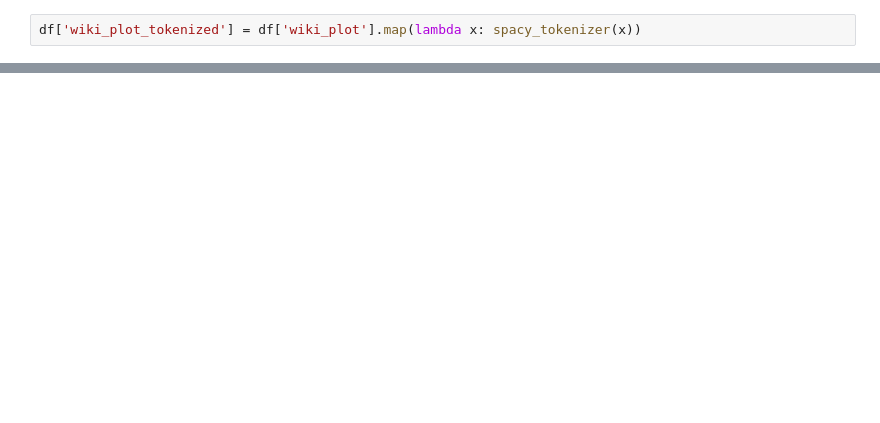
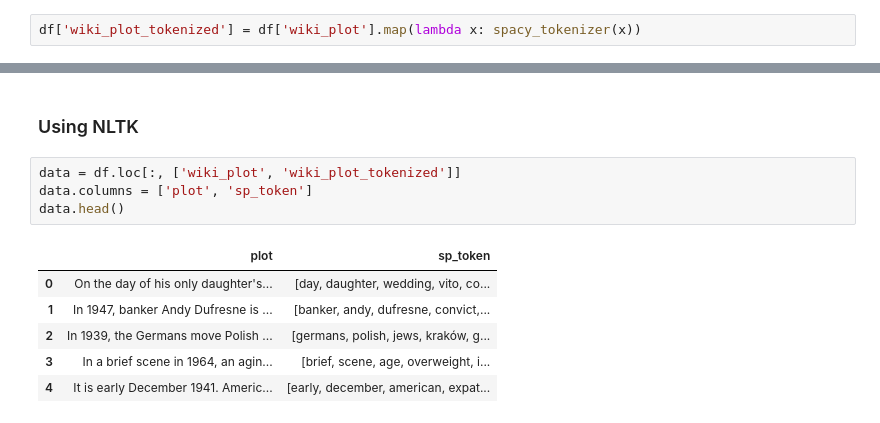
Before and after one commit to dr-a-r/semantic_search, a Jupyter notebook: semantic_search.ipynb, the cells around one changed output, grey strips where cells are left out. Saved outputs shown, nothing was run; the diff lists cells and outputs as text; blank space fills up the shorter version.

```diff
--- a/semantic_search.ipynb
+++ b/semantic_search.ipynb
@@ -124,0 +120,13 @@ data = pd.DataFrame(data)
+# %% [markdown]
+### Using NLTK
+# %%
+data = df.loc[:, ['wiki_plot', 'wiki_plot_tokenized']]
+data.columns = ['plot', 'sp_token']
+data.head()
+# %% [output]
+|  | plot | sp_token |
+| 0 | On the day of his only daughter's... | [day, daughter, wedding, vito, co... |
+| 1 | In 1947, banker Andy Dufresne is ... | [banker, andy, dufresne, convict,... |
+| 2 | In 1939, the Germans move Polish ... | [germans, polish, jews, kraków, g... |
+| 3 | In a brief scene in 1964, an agin... | [brief, scene, age, overweight, i... |
+| 4 | It is early December 1941. Americ... | [early, december, american, expat... |
```
Also changed, not shown: parts of 35 cells of this notebook.
